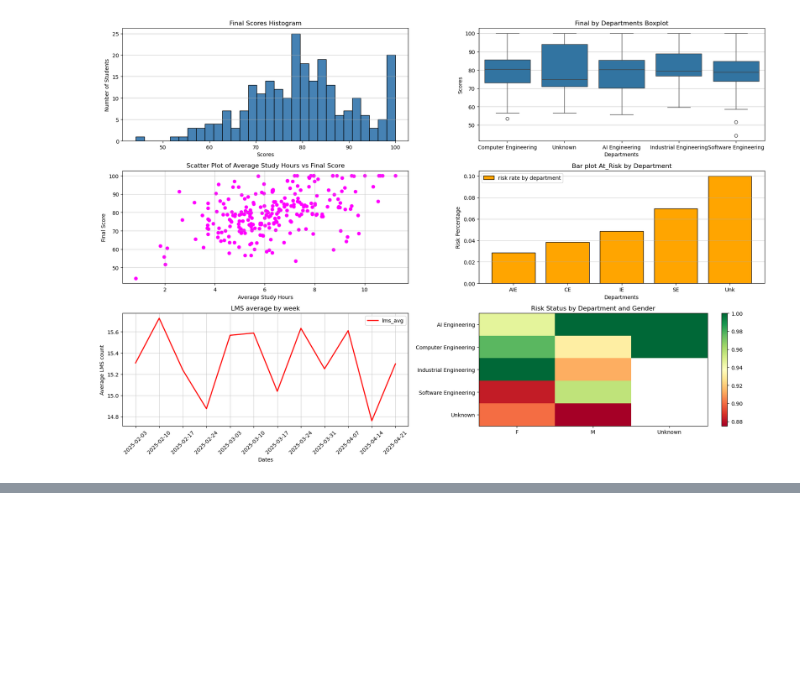
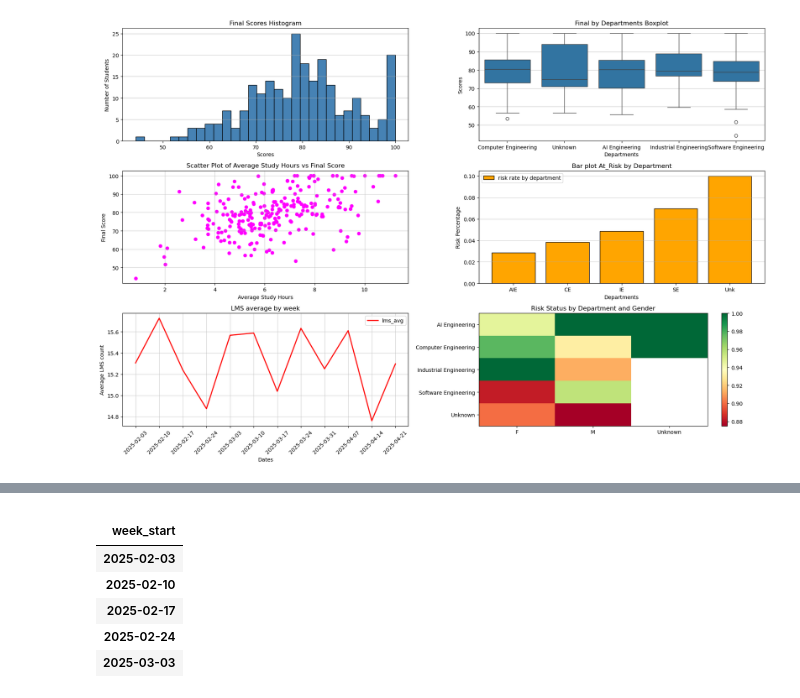
Before and after one commit to AloneMask001/Campus-learning-analytics, a Jupyter notebook: 2365109-HW4.ipynb, the cells around one changed output, grey strips where cells are left out. Drawn from its saved outputs; the diff is of its cells as text; code cells hidden in the pictures; blank space fills up the shorter version.

```diff
--- a/2365109-HW4.ipynb
+++ b/2365109-HW4.ipynb
@@ -1124,0 +1179,13 @@ plt.tight_layout()
+# %%
+date = pd.DataFrame(date)
+#date.head()
+indx_date = date.set_index("week_start")
+indx_date.head()
+# %% [output]
+|  |
+| week_start |
+| 2025-02-03 |
+| 2025-02-10 |
+| 2025-02-17 |
+| 2025-02-24 |
+| 2025-03-03 |
```
Also changed, not shown: parts of 12 cells of this notebook.
